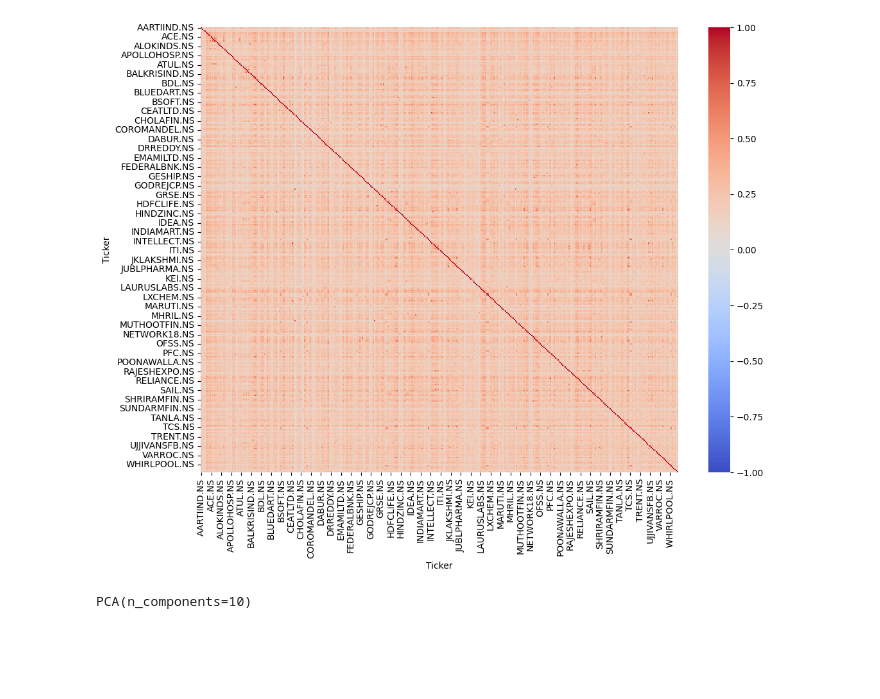
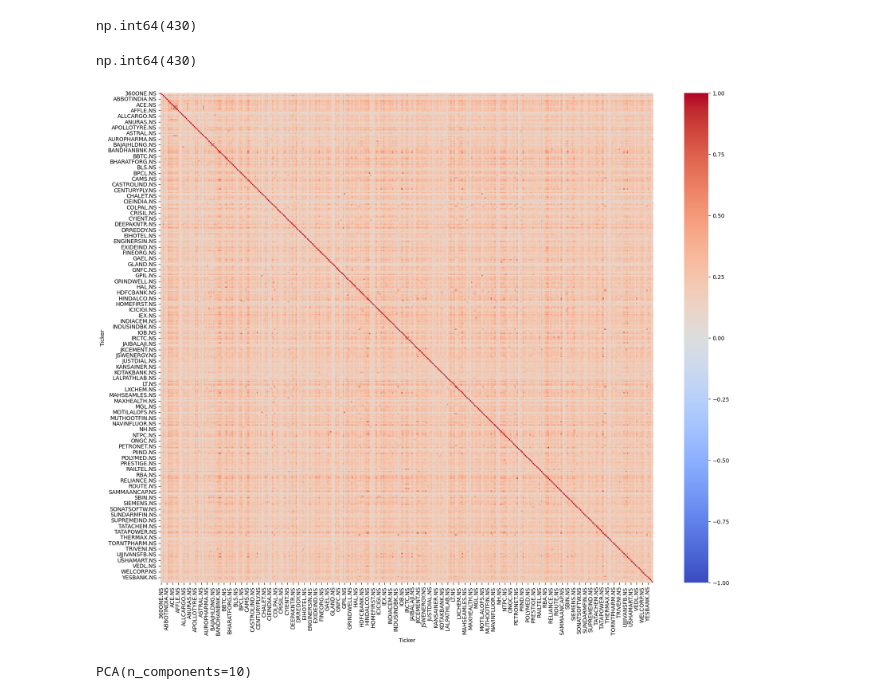
Before and after one commit to Abhisek-Gupta/eigenPortfolio, a Jupyter notebook: nifty500_5y_1d/nifty500_1d_simulation.ipynb, the cells around one changed output. Cells and saved outputs as stored; diff of their text form; code cells hidden in the pictures; blank space fills up the shorter version.

```diff
--- a/nifty500_5y_1d/nifty500_1d_simulation.ipynb
+++ b/nifty500_5y_1d/nifty500_1d_simulation.ipynb
@@ -72,3 +60,4 @@ nifty500_index = yf.download('^CRSLDX', period='5y', interval='1d')
 # %%
-closing_prices = raw_data['Close']
+close_train_prices = raw_train_data['Close']
+close_test_prices = raw_test_data['Close']
 benchmark = nifty500_index['Close']
@@ -83,13 +103,40 @@ X_train, X_test, Y_train, Y_test = train_test_split(closing_prices, benchmark, t
+# %%
+'''common_cols = close_train_prices.columns.intersection(close_test_prices.columns)
+
+valid_cols = [
+    c for c in common_cols
+    if close_train_prices[c].notna().all() and close_test_prices[c].notna().all()
+]
+
+close_train_prices = close_train_prices.loc[:, valid_cols]
+close_test_prices = close_test_prices.loc[:, valid_cols]'''
+# %%
+common_cols = close_train_prices.columns.intersection(close_test_prices.columns)
+
+# Keep columns where total NaNs across train+test is at most 1
+valid_cols = [
+    c for c in common_cols
+    if (close_train_prices[c].isna().sum() + close_test_prices[c].isna().sum()) <= 1
+]
+
+close_train_prices = close_train_prices.loc[:, valid_cols].ffill()
+close_test_prices = close_test_prices.loc[:, valid_cols].ffill()
+# %%
+display(close_train_prices.columns.value_counts().sum())
+display(close_test_prices.columns.value_counts().sum())
+# %% [output]
+np.int64(430)
+np.int64(430)
 # %%
-log_returns = np.log(X_train/X_train.shift(1)).dropna()
+log_returns = np.log(close_train_prices/close_train_prices.shift(1)).dropna()
 # %%
 corr_matrix = log_returns.corr()
 
-plt.figure(figsize=(12,9))
+plt.figure(figsize=(20, 16))
 sns.heatmap(corr_matrix, cmap='coolwarm', vmin=-1, vmax=1)
 plt.show()
 # %% [output]
-[figure, old version]
+[figure, new version]
 # %%
 scaled_log_returns = StandardScaler().fit_transform(log_returns)
 
```
Also changed, not shown: parts of 27 cells of this notebook, 8 other files.
